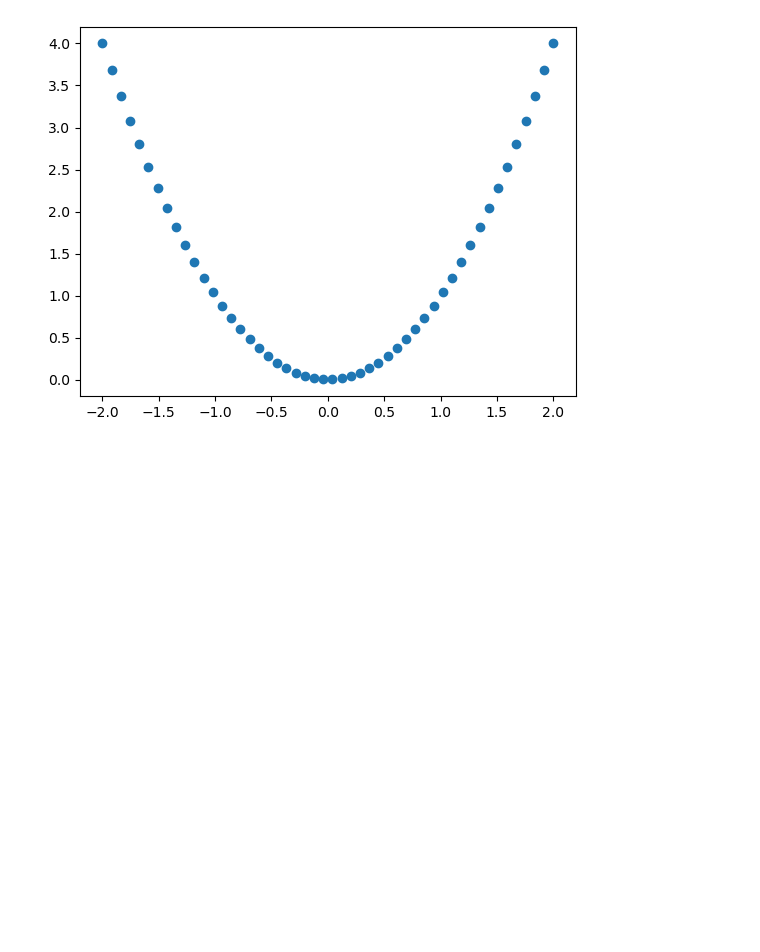
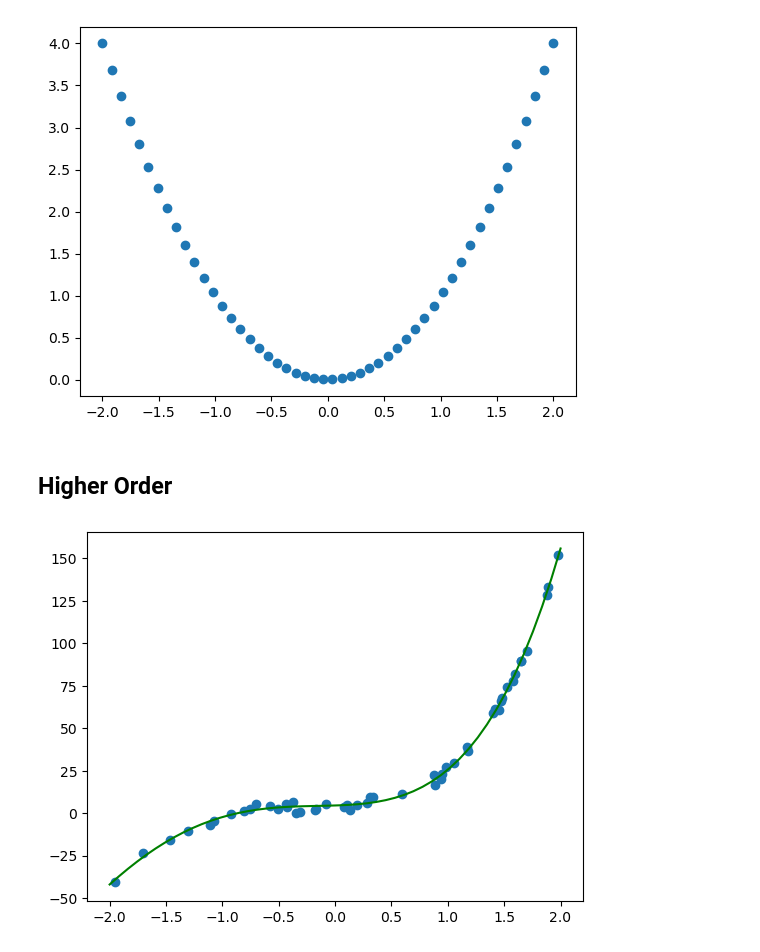
Before and after one commit to bthek1/ML_methods, a Jupyter notebook: nbs/05_PolynomialRegression.ipynb, the cells around one changed output. Drawn from its saved outputs; the diff is of its cells as text; code cells hidden in the pictures; blank space fills up the shorter version.

Commit message:
"b'M  nbs/05_PolynomialRegression.ipynb\n'"

```diff
--- a/nbs/05_PolynomialRegression.ipynb
+++ b/nbs/05_PolynomialRegression.ipynb
@@ -71,3 +73,23 @@ plt.scatter(X_vals, X_vals_poly[:,1])
 # %% [output]
 <matplotlib.collections.PathCollection>
 [figure]
+# %% [markdown]
+## Higher Order
+# %%
+X = 4 * np.random.rand(50,1) -2
+y = 4 + 2 * X + 5 * X ** 2 + 12 * X ** 3 + 2 * X ** 4 + + 2 * np.random.randn(50, 1)
+
+poly_features = PolynomialFeatures(degree = 4, include_bias = False)
+X_poly = poly_features.fit_transform(X)
+
+reg2 = LinearRegression()
+reg2.fit(X_poly, y)
+
+X_vals = np.linspace(-2, 2, 50).reshape(-1,1)
+X_vals_poly = poly_features.transform(X_vals)
+y_vals = reg2.predict(X_vals_poly)
+plt.scatter(X, y)
+plt.plot(X_vals, y_vals, color ='g')
+plt.show()
+# %% [output]
+[figure, added]
```
Also changed, not shown: parts of 4 cells of this notebook.
